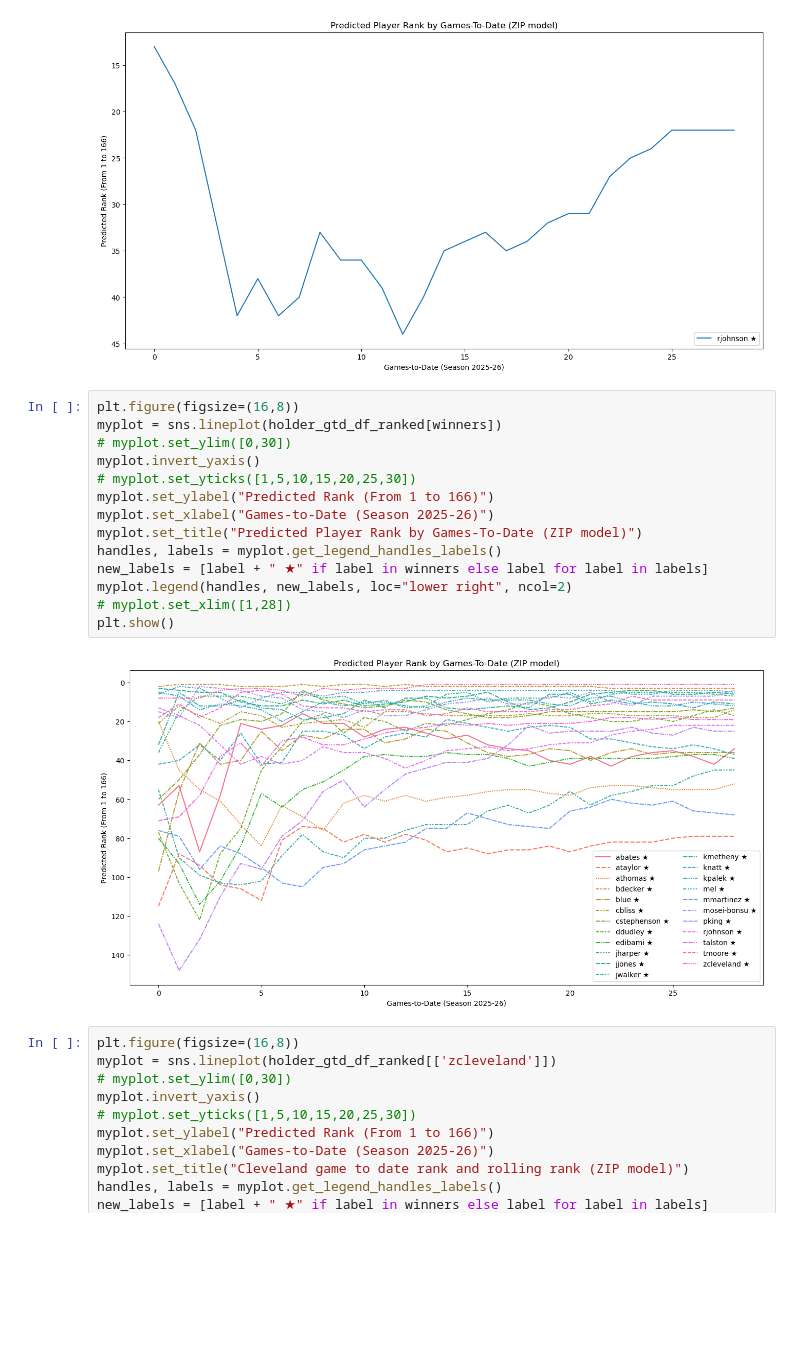
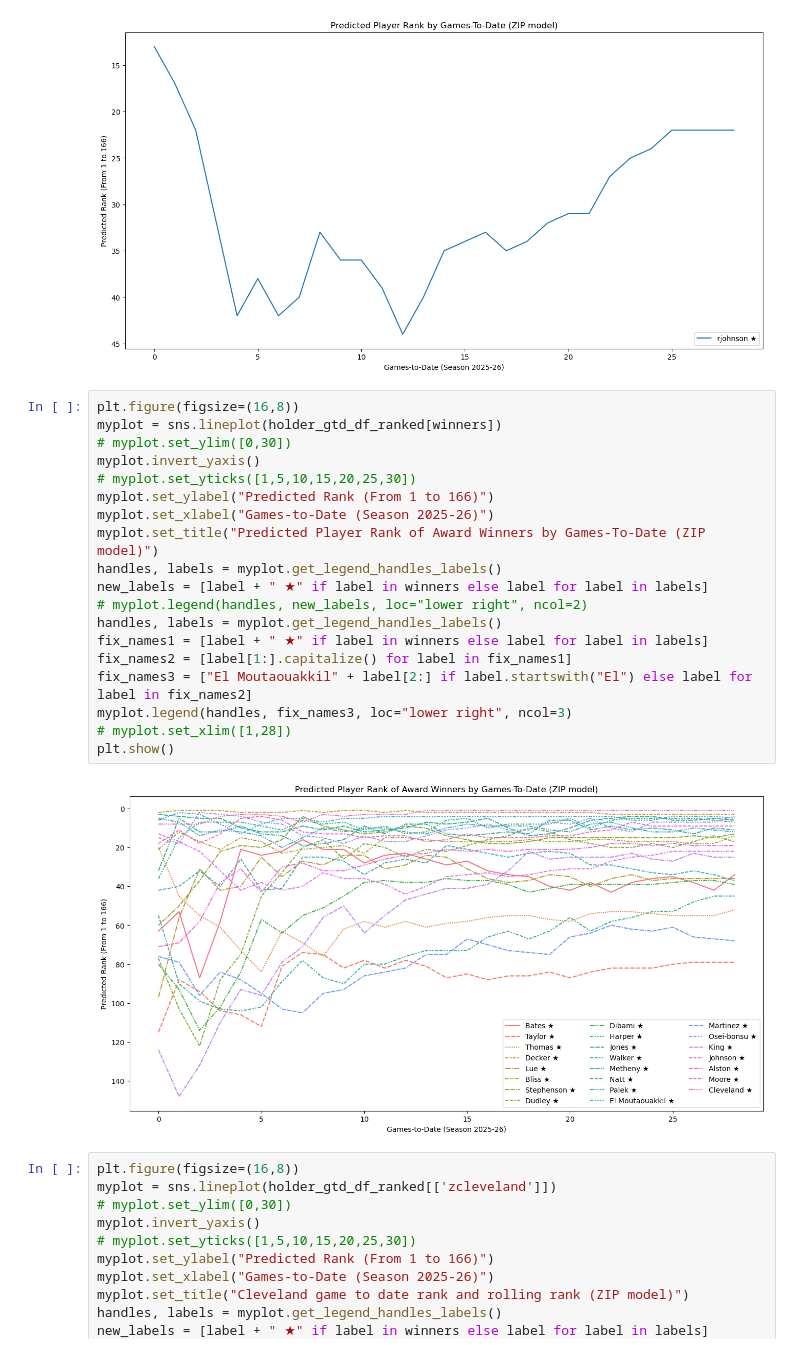
Before and after one commit to charlestlane/ksu_analyticsday_spring2026, a Jupyter notebook: code/DATA4990.Bresko.Lane.Treangen.Analysis.ipynb, the cells around one changed output. Cells and saved outputs as stored; diff of their text form; blank space fills up the shorter version.

```diff
--- a/code/DATA4990.Bresko.Lane.Treangen.Analysis.ipynb
+++ b/code/DATA4990.Bresko.Lane.Treangen.Analysis.ipynb
@@ -1423,19 +1411,24 @@ plt.show()
 # %%
 plt.figure(figsize=(16,8))
 myplot = sns.lineplot(holder_gtd_df_ranked[winners])
 # myplot.set_ylim([0,30])
 myplot.invert_yaxis()
 # myplot.set_yticks([1,5,10,15,20,25,30])
 myplot.set_ylabel("Predicted Rank (From 1 to 166)")
 myplot.set_xlabel("Games-to-Date (Season 2025-26)")
-myplot.set_title("Predicted Player Rank by Games-To-Date (ZIP model)")
+myplot.set_title("Predicted Player Rank of Award Winners by Games-To-Date (ZIP model)")
 handles, labels = myplot.get_legend_handles_labels()
 new_labels = [label + " ★" if label in winners else label for label in labels]
-myplot.legend(handles, new_labels, loc="lower right", ncol=2)
+# myplot.legend(handles, new_labels, loc="lower right", ncol=2)
+handles, labels = myplot.get_legend_handles_labels()
+fix_names1 = [label + " ★" if label in winners else label for label in labels]
+fix_names2 = [label[1:].capitalize() for label in fix_names1]
+fix_names3 = ["El Moutaouakkil" + label[2:] if label.startswith("El") else label for label in fix_names2]
+myplot.legend(handles, fix_names3, loc="lower right", ncol=3)
 # myplot.set_xlim([1,28])
 plt.show()
 # %% [output]
-[figure, old version]
+[figure, new version]
 # %%
 plt.figure(figsize=(16,8))
 myplot = sns.lineplot(holder_gtd_df_ranked[['zcleveland']])
```
Also changed, not shown: parts of 7 cells of this notebook, 1 other file.
